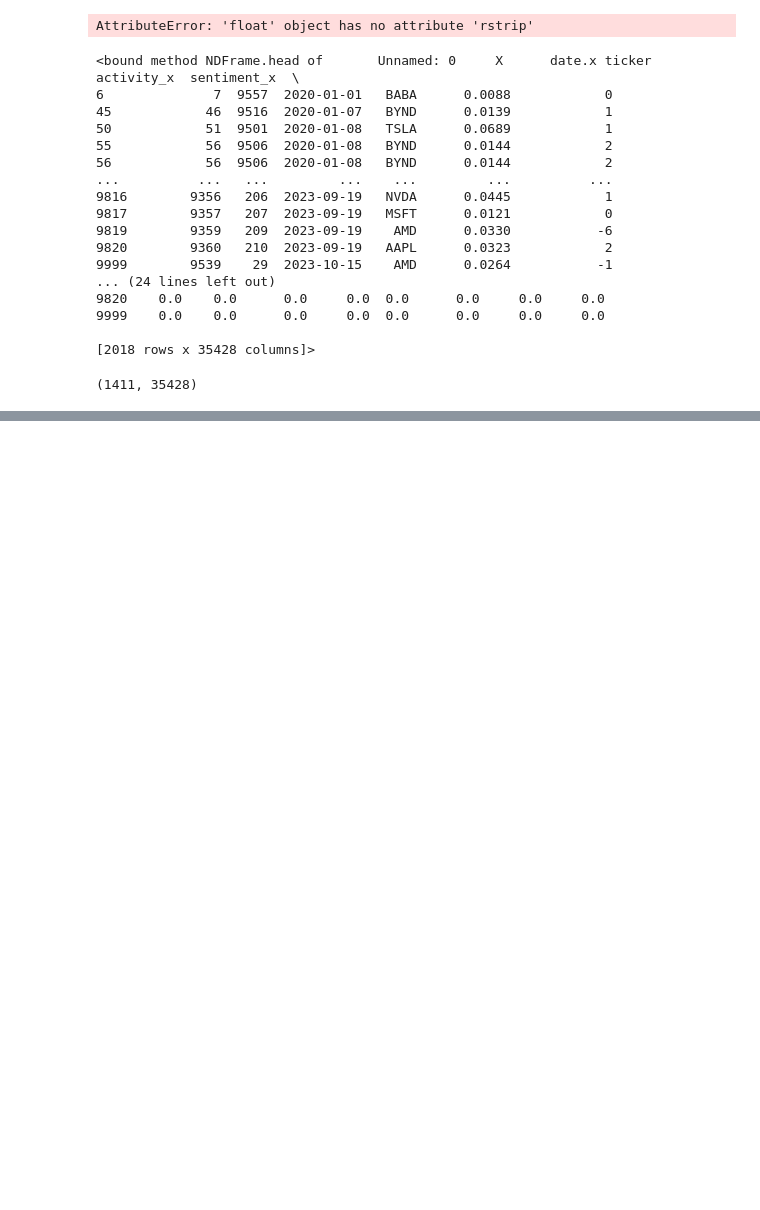
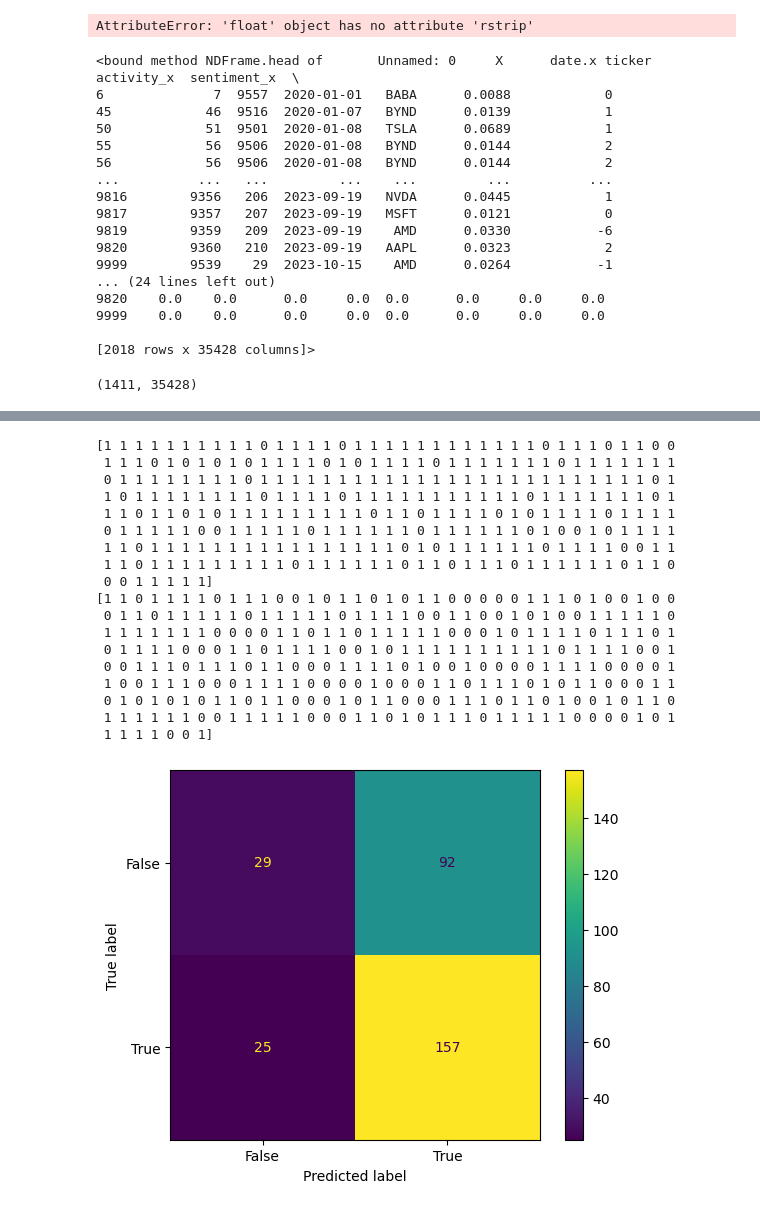
Before and after one commit to anly501/dsan-5000-project-corwindark, a Jupyter notebook: dsan-website/5000-website/naivebayes/naivebayes.ipynb, the cells around one changed output, grey strips where cells are left out. Drawn from its saved outputs; the diff is of its cells as text; code cells hidden in the pictures; blank space fills up the shorter version.

```diff
--- a/dsan-website/5000-website/naivebayes/naivebayes.ipynb
+++ b/dsan-website/5000-website/naivebayes/naivebayes.ipynb
@@ -396,0 +554,50 @@ plot_results(output_dir+"/partial_grid_search")
+# %%
+# fit model finally, report on overall accuracy
+# based on the previous charts, we can use the elbow method for
+
+realModel = GaussianNB()
+realModel.fit(xtrn.iloc[:,0:10000], ytrn)
+
+
+realTestPreds = realModel.predict(xreal.iloc[:,0:10000])
+print(realTestPreds)
+print(yrl.values)
+
+confusion_matrix = metrics.confusion_matrix(yrl.values, realTestPreds)
+cm_display = metrics.ConfusionMatrixDisplay(confusion_matrix = confusion_matrix, display_labels = [False, True])
+cm_display.plot()
+plt.show()
+
+outcomeData = pd.DataFrame.from_dict( {'ticker': test['ticker'], 'comments': xreal['comments'], 'real value': yrl.values, 'predicted value': realTestPreds, "miss": yrl.values - realTestPreds} )
+
+sns.scatterplot(data=outcomeData.groupby(['ticker'])['miss'].mean().to_frame(), x = 'miss', y = 'ticker')
+plt.xlabel('Average Prediction Miss (-1 = mistaken increase, 1 = mistaken decrease)')
+plt.ylabel('Stock Ticker')
+plt.title('Average Prediction Misses by Stock')
+plt.show()
+
+sns.boxplot(data=outcomeData, x = 'predicted value', y = 'comments')
+plt.xlabel('Model Prediction (0 decrease, 1 increase)')
+plt.ylabel('Number of Comments on Related Posts')
+plt.title('Predictions vs. Comments on Reddit Posts')
+plt.show()
+# %% [output]
+[1 1 1 1 1 1 1 1 1 1 0 1 1 1 1 0 1 1 1 1 1 1 1 1 1 1 1 1 0 1 1 1 0 1 1 0 0
+ 1 1 1 0 1 0 1 0 1 0 1 1 1 1 0 1 0 1 1 1 1 0 1 1 1 1 1 1 1 0 1 1 1 1 1 1 1
+ 0 1 1 1 1 1 1 1 1 0 1 1 1 1 1 1 1 1 1 1 1 1 1 1 1 1 1 1 1 1 1 1 1 1 1 0 1
+ 1 0 1 1 1 1 1 1 1 1 0 1 1 1 1 0 1 1 1 1 1 1 1 1 1 1 1 0 1 1 1 1 1 1 1 0 1
+ 1 1 0 1 1 0 1 0 1 1 1 1 1 1 1 1 1 0 1 1 0 1 1 1 1 0 1 0 1 1 1 1 0 1 1 1 1
+ 0 1 1 1 1 1 0 0 1 1 1 1 1 0 1 1 1 1 1 1 0 1 1 1 1 1 1 0 1 0 0 1 0 1 1 1 1
+ 1 1 0 1 1 1 1 1 1 1 1 1 1 1 1 1 1 1 1 0 1 0 1 1 1 1 1 1 0 1 1 1 1 0 0 1 1
+ 1 1 0 1 1 1 1 1 1 1 1 1 0 1 1 1 1 1 1 0 1 1 0 1 1 1 0 1 1 1 1 1 1 0 1 1 0
+ 0 0 1 1 1 1 1]
+[1 1 0 1 1 1 1 0 1 1 1 0 0 1 0 1 1 0 1 0 1 1 0 0 0 0 0 1 1 1 0 1 0 0 1 0 0
+ 0 1 1 0 1 1 1 1 1 0 1 1 1 1 1 0 1 1 1 1 0 0 1 1 0 0 1 0 1 0 0 1 1 1 1 1 0
+ 1 1 1 1 1 1 1 0 0 0 0 1 1 0 1 1 0 1 1 1 1 1 0 0 0 1 0 1 1 1 1 0 1 1 1 0 1
+ 0 1 1 1 1 0 0 0 1 1 0 1 1 1 1 0 0 1 0 1 1 1 1 1 1 1 1 1 1 0 1 1 1 1 0 0 1
+ 0 0 1 1 1 0 1 1 1 0 1 1 0 0 0 1 1 1 1 0 1 0 0 1 0 0 0 0 1 1 1 1 0 0 0 0 1
+ 1 0 0 1 1 1 0 0 0 1 1 1 1 0 0 0 0 1 0 0 0 1 1 0 1 1 1 0 1 0 1 1 0 0 0 1 1
+ 0 1 0 1 0 1 0 1 1 0 1 1 0 0 0 1 0 1 1 0 0 0 1 1 1 0 1 1 0 1 0 0 1 0 1 1 0
+ 1 1 1 1 1 1 0 0 1 1 1 1 1 0 0 0 1 1 0 1 0 1 1 1 0 1 1 1 1 1 0 0 0 0 1 0 1
+ 1 1 1 1 0 0 1]
+[figure, added]
```
Also changed, not shown: parts of 16 cells of this notebook, 12 other files.
